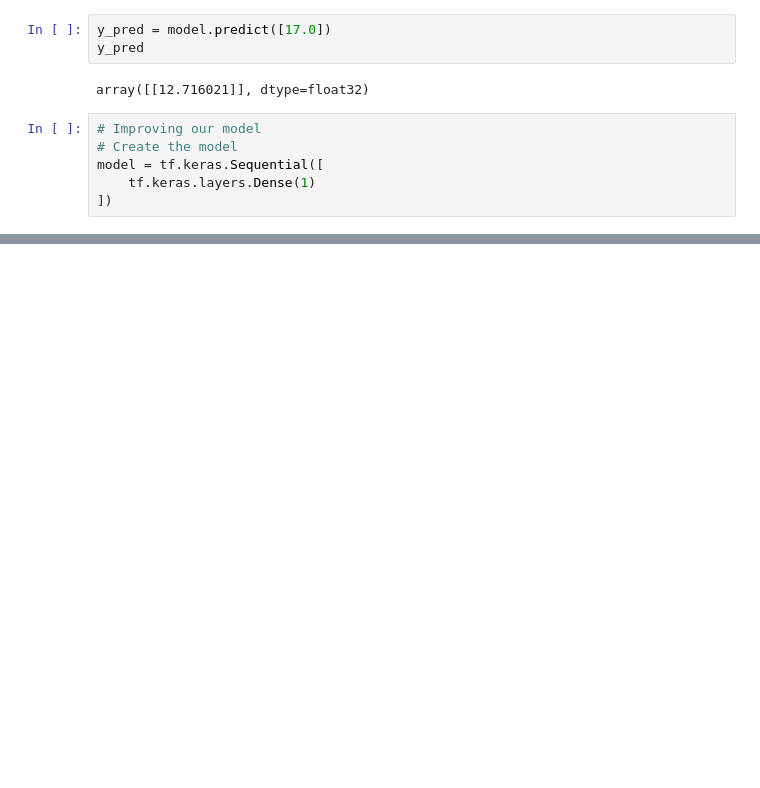
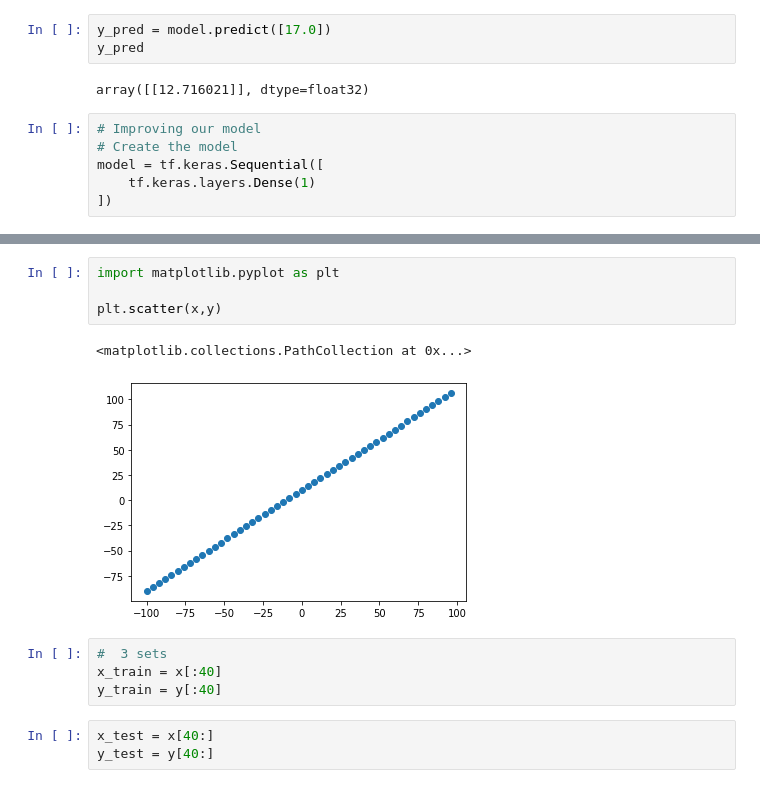
Before and after one commit to bidhyapokharel/Deep-Learning, a Jupyter notebook: Neural_Network_regression_with_tensorflow.ipynb, the cells around one changed output, grey strips where cells are left out. Cells and saved outputs as stored; diff of their text form; blank space fills up the shorter version.

```diff
--- a/Neural_Network_regression_with_tensorflow.ipynb
+++ b/Neural_Network_regression_with_tensorflow.ipynb
@@ -170,0 +166,14 @@ plt.scatter
+# %%
+import matplotlib.pyplot as plt
+
+plt.scatter(x,y)
+# %% [output]
+<matplotlib.collections.PathCollection at 0x...>
+[figure, added]
+# %%
+#  3 sets
+x_train = x[:40]
+y_train = y[:40]
+# %%
+x_test = x[40:]
+y_test = y[40:]
```
Also changed, not shown: parts of 64 cells of this notebook, 7 other files.
